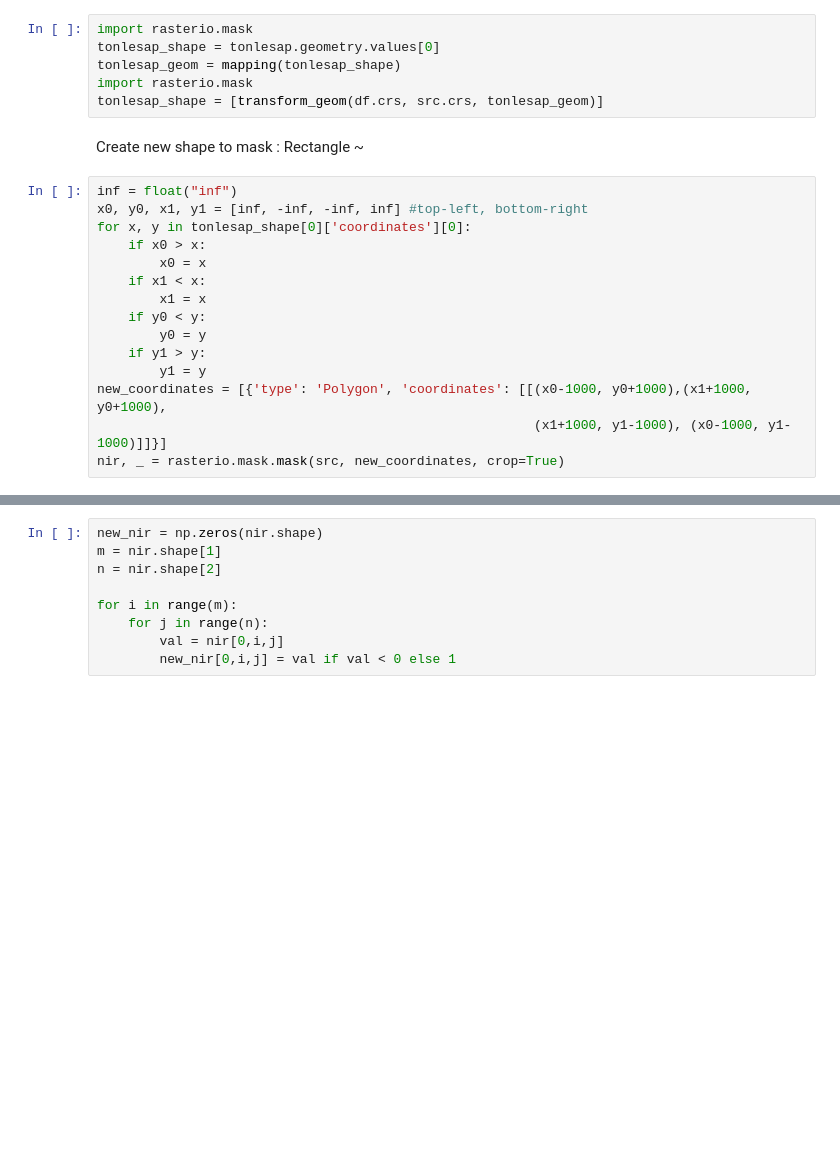
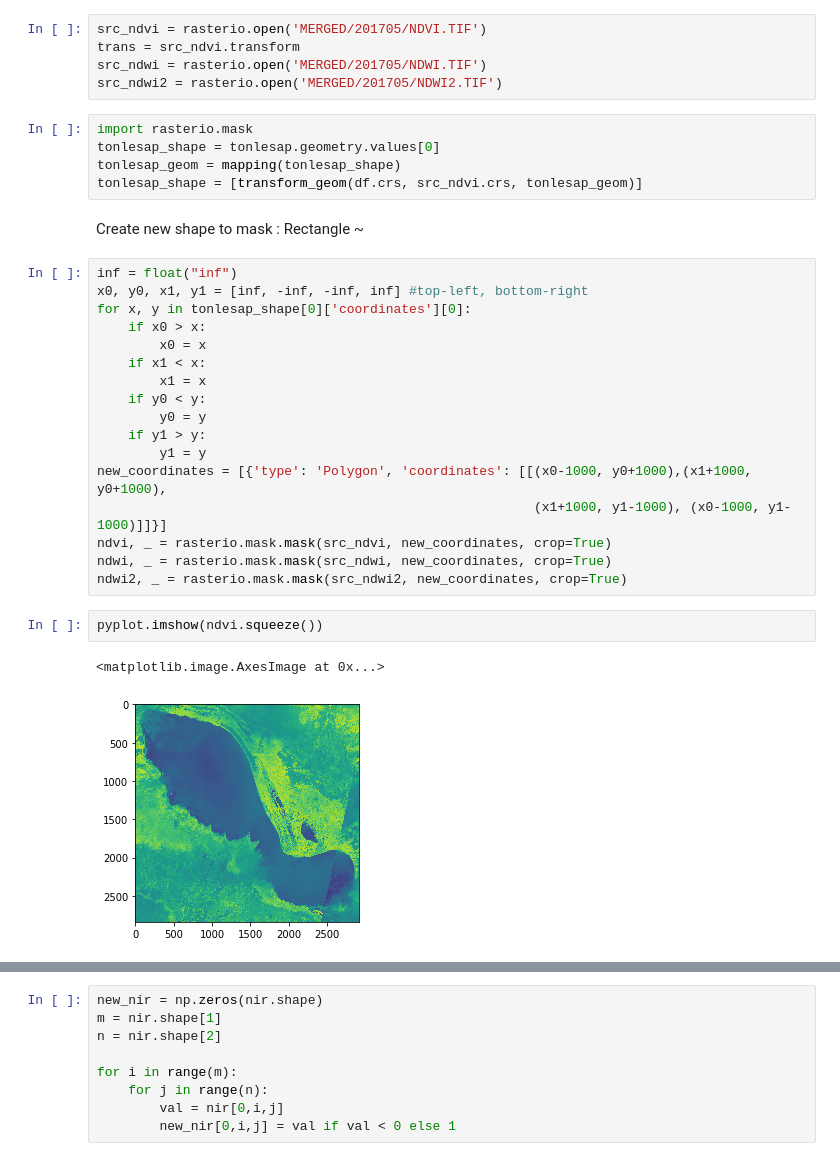
Before and after one commit to Hydroviet/Landsat-Imagery, a Jupyter notebook: CombineDataByMonth.ipynb, the cells around one changed output, grey strips where cells are left out. Cells and saved outputs as stored; diff of their text form; blank space fills up the shorter version.

```diff
--- a/CombineDataByMonth.ipynb
+++ b/CombineDataByMonth.ipynb
@@ -175,9 +220,13 @@ trans = src.transform
+# %%
+src_ndvi = rasterio.open('MERGED/201705/NDVI.TIF')
+trans = src_ndvi.transform
+src_ndwi = rasterio.open('MERGED/201705/NDWI.TIF')
+src_ndwi2 = rasterio.open('MERGED/201705/NDWI2.TIF')
 # %%
 import rasterio.mask
 tonlesap_shape = tonlesap.geometry.values[0]
 tonlesap_geom = mapping(tonlesap_shape)
-import rasterio.mask
-tonlesap_shape = [transform_geom(df.crs, src.crs, tonlesap_geom)]
+tonlesap_shape = [transform_geom(df.crs, src_ndvi.crs, tonlesap_geom)]
 # %% [markdown]
 Create new shape to mask : Rectangle ~
 # %%
@@ -194,4 +243,11 @@ for x, y in tonlesap_shape[0]['coordinates'][0]:
         y1 = y
 new_coordinates = [{'type': 'Polygon', 'coordinates': [[(x0-1000, y0+1000),(x1+1000, y0+1000),
                                                         (x1+1000, y1-1000), (x0-1000, y1-1000)]]}]
-nir, _ = rasterio.mask.mask(src, new_coordinates, crop=True)
+ndvi, _ = rasterio.mask.mask(src_ndvi, new_coordinates, crop=True)
+ndwi, _ = rasterio.mask.mask(src_ndwi, new_coordinates, crop=True)
+ndwi2, _ = rasterio.mask.mask(src_ndwi2, new_coordinates, crop=True)
+# %%
+pyplot.imshow(ndvi.squeeze())
+# %% [output]
+<matplotlib.image.AxesImage at 0x...>
+[figure, added]
```
Also changed, not shown: parts of 10 cells of this notebook, 1 other file.
